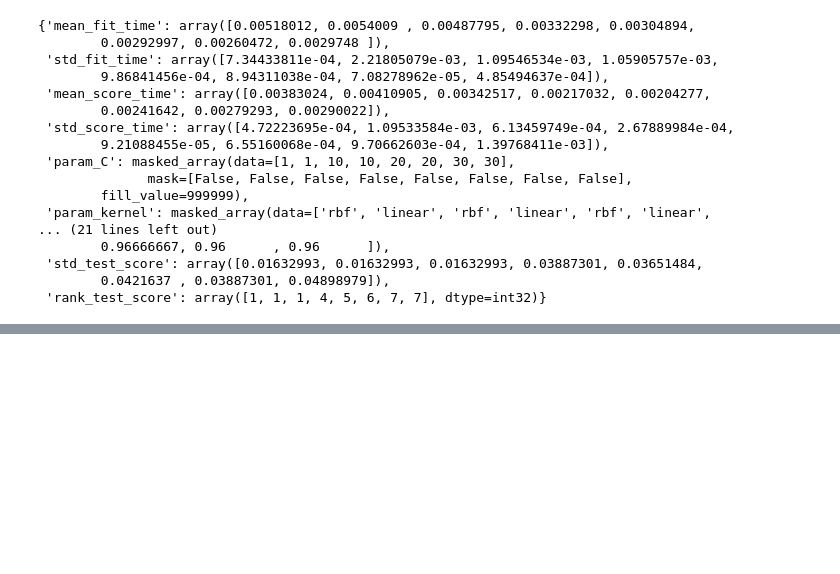
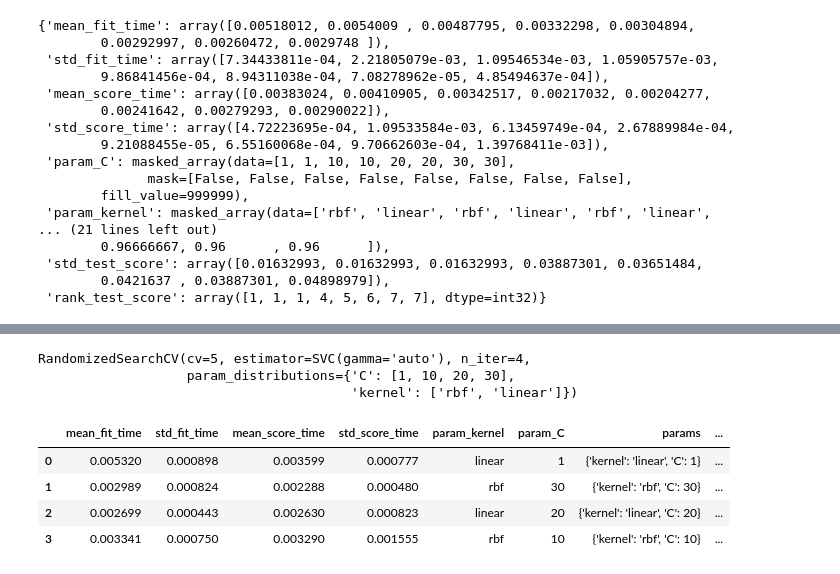
Before and after one commit to wahabsiddiqi/ML-practice-3, a Jupyter notebook: GridSearchCV.ipynb, the cells around one changed output, grey strips where cells are left out. Cells and saved outputs as stored; diff of their text form; code cells hidden in the pictures; blank space fills up the shorter version.

```diff
--- a/GridSearchCV.ipynb
+++ b/GridSearchCV.ipynb
@@ -96,0 +125,21 @@ classifier.cv_results_
+# %%
+classifier_r = RandomizedSearchCV((model_svm),{
+    'C' : [1,10,20,30],
+    'kernel' :['rbf','linear'],
+},n_iter = 4,cv = 5,return_train_score = False)
+# %%
+classifier_r.fit(X,y)
+# %% [output]
+RandomizedSearchCV(cv=5, estimator=SVC(gamma='auto'), n_iter=4,
+                   param_distributions={'C': [1, 10, 20, 30],
+                                        'kernel': ['rbf', 'linear']})
+# %%
+results = pd.DataFrame(classifier_r.cv_results_)
+# %%
+results
+# %% [output]
+|  | mean_fit_time | std_fit_time | mean_score_time | std_score_time | param_kernel | param_C | params | ... |
+| 0 | 0.005320 | 0.000898 | 0.003599 | 0.000777 | linear | 1 | {'kernel': 'linear', 'C': 1} | ... |
+| 1 | 0.002989 | 0.000824 | 0.002288 | 0.000480 | rbf | 30 | {'kernel': 'rbf', 'C': 30} | ... |
+| 2 | 0.002699 | 0.000443 | 0.002630 | 0.000823 | linear | 20 | {'kernel': 'linear', 'C': 20} | ... |
+| 3 | 0.003341 | 0.000750 | 0.003290 | 0.001555 | rbf | 10 | {'kernel': 'rbf', 'C': 10} | ... |
```
Also changed, not shown: parts of 5 cells of this notebook.
